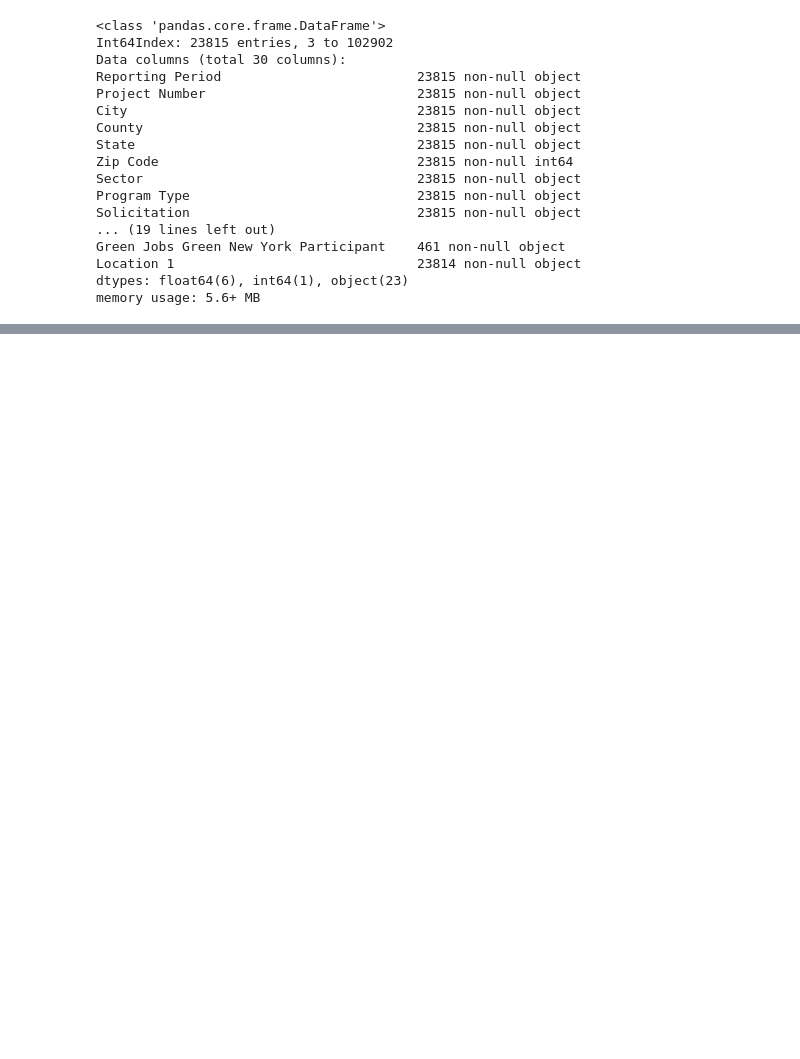
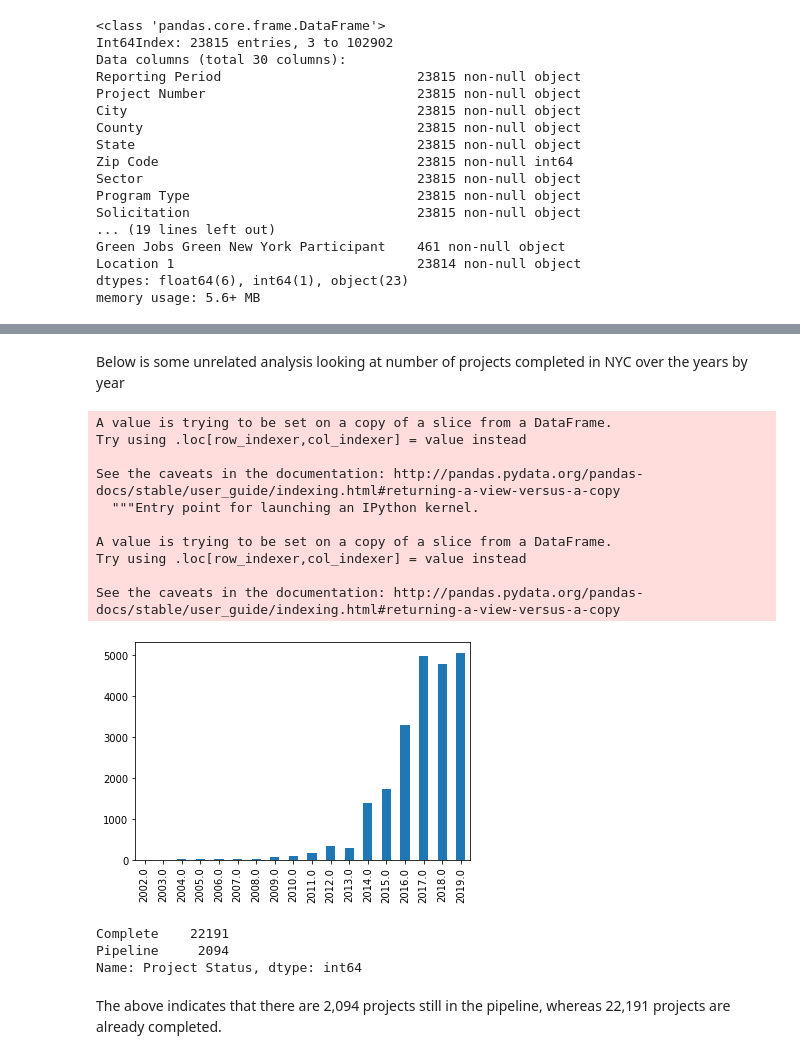
Before and after one commit to jiffar1/solar_notebook, a Jupyter notebook: solar_notebook_cleaned_addresses.ipynb, the cells around one changed output, grey strips where cells are left out. Saved outputs shown, nothing was run; the diff lists cells and outputs as text; code cells hidden in the pictures; blank space fills up the shorter version.

```diff
--- a/solar_notebook_cleaned_addresses.ipynb
+++ b/solar_notebook_cleaned_addresses.ipynb
@@ -220,8 +130,9 @@ Staten_zipcodes = [10302, 10303, 10310,10306, 10307,10313,  10308, 10309, 10312,
 # %%
 #Here we assign each row a borough by using the list of zipcodes for each borough
-solar_nyc['Borough'] = solar_nyc['Zip Code'].apply(lambda x: 'Bronx' if x in Bronx_zipcodes
+solar['Borough'] = solar['Zip Code'].apply(lambda x: 'Bronx' if x in Bronx_zipcodes
     else 'Brooklyn' if x in Brooklyn_zipcodes
     else 'Queens' if x in Queens_zipcodes
     else 'Manhattan' if x in Manhattan_zipcodes
     else 'staten Island' if x in Staten_zipcodes
     else 'na')
+solar_nyc_b = solar[solar['Borough']!='na']
@@ -356,0 +267,32 @@ odd_list[solar_nyc['County'] == 'Queens']
+# %% [markdown]
+Below is some unrelated analysis looking at number of projects completed in NYC over the years by year
+# %%
+solar_nyc_b['Date Completed'] = pd.to_datetime(solar_nyc_b['Date Completed'])
+#Below is the number of projects completed in the given years in nyc
+by_year = solar_nyc_b['Date Completed'].dt.year.value_counts()
+by_year
+#Below we plot a bar graph of the project completions by year for New York City
+by_year.sort_index().plot('bar')
+
+solar_nyc_b['Completed'] = solar_nyc_b['Date Completed'].dt.year
+# %% [output]
+A value is trying to be set on a copy of a slice from a DataFrame.
+Try using .loc[row_indexer,col_indexer] = value instead
+
+See the caveats in the documentation: http://pandas.pydata.org/pandas-docs/stable/user_guide/indexing.html#returning-a-view-versus-a-copy
+  """Entry point for launching an IPython kernel.
+
+A value is trying to be set on a copy of a slice from a DataFrame.
+Try using .loc[row_indexer,col_indexer] = value instead
+
+See the caveats in the documentation: http://pandas.pydata.org/pandas-docs/stable/user_guide/indexing.html#returning-a-view-versus-a-copy
+[figure, added]
+# %%
+#Looking at how many projects are active, and how many complete
+solar_nyc['Project Status'].value_counts()
+# %% [output]
+Complete    22191
+Pipeline     2094
+Name: Project Status, dtype: int64
+# %% [markdown]
+The above indicates that there are 2,094 projects still in the pipeline, whereas 22,191 projects are already completed.
```
Also changed, not shown: parts of 49 cells of this notebook.
